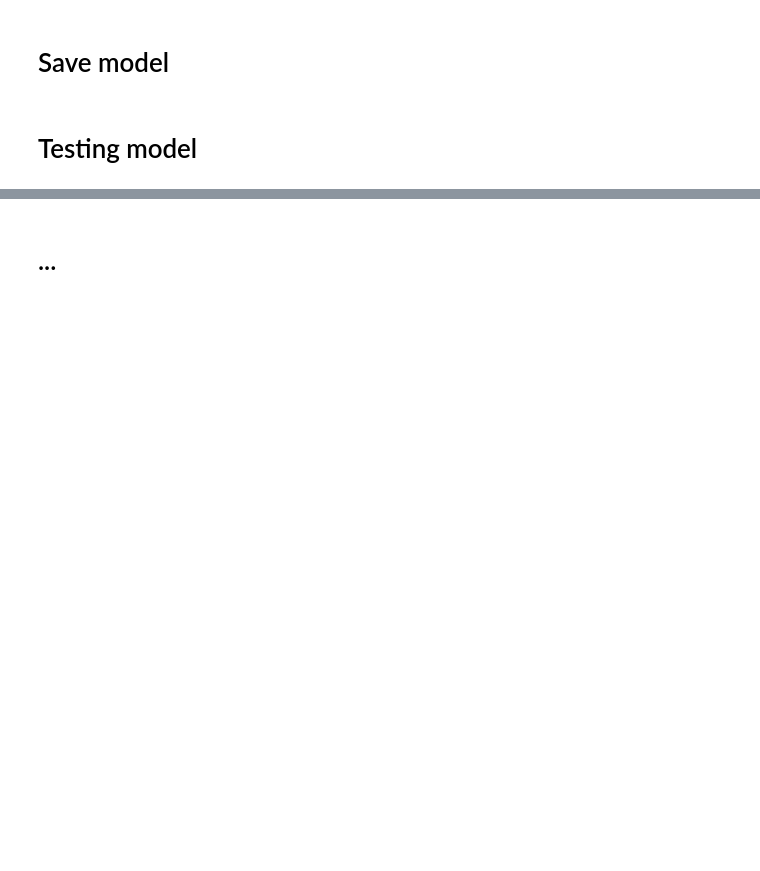
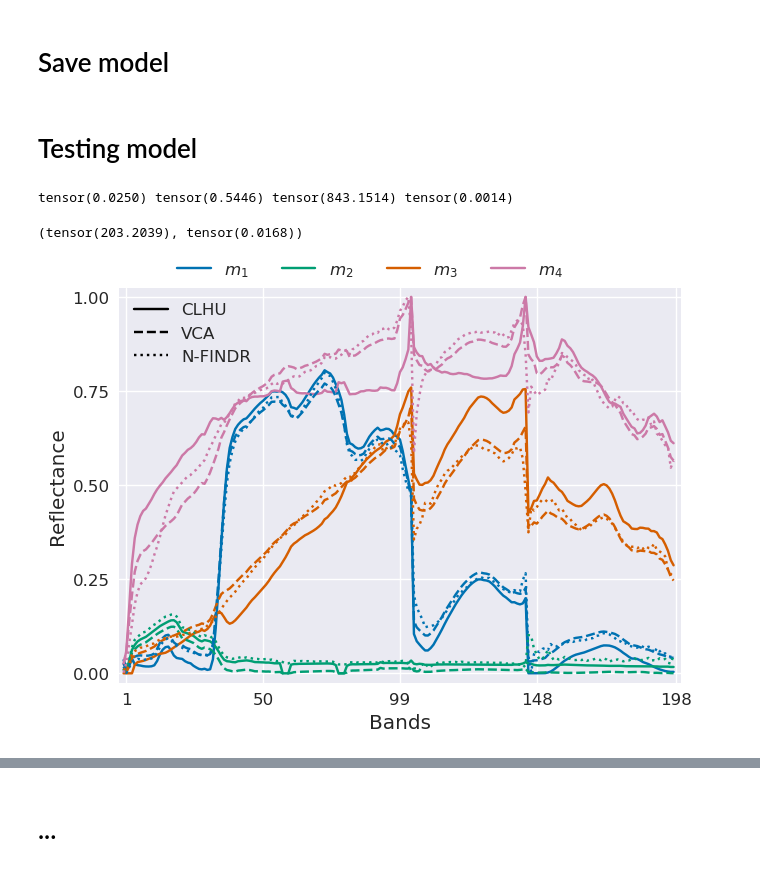
Before and after one commit to SolidusAbi/CLHU, a Jupyter notebook: notebooks/JasperRidge/clhu.ipynb, the cells around one changed output, grey strips where cells are left out. Cells and saved outputs as stored; diff of their text form; code cells hidden in the pictures; blank space fills up the shorter version.

Commit message:
CLHU Paper Review

```diff
--- a/notebooks/JasperRidge/clhu.ipynb
+++ b/notebooks/JasperRidge/clhu.ipynb
@@ -89,10 +98,13 @@ logit_endmember_init = vca_logit_endmember_init
 # %%
 from utils import train
 from HySpecLab.unmixing import ContrastiveUnmixing
-
+import time
 n_bands = dataset.n_bands
-model = ContrastiveUnmixing(n_bands, n_endmembers, endmember_init=logit_endmember_init, sigma_sparsity=.25)
+model = ContrastiveUnmixing(n_bands, n_endmembers, endmember_init=logit_endmember_init, sigma_sparsity=.1)
 _ = model(dataset.X)
 print(model.sparse_gate.regularize())
 # train(model, n_endmembers, dataset, n_batchs=50, n_epochs=50, lr=1e-3, simplex_weight=5e-3)
-train(model, n_endmembers, dataset, n_batchs=100, n_epochs=100, lr=1e-3, similarity_weight=1, sparse_weight=.1)
+init_time = time.time()
+train(model, n_endmembers, dataset, n_batchs=100, n_epochs=100, lr=1e-3, similarity_weight=1, sparse_weight=0)
+elapsed_time = time.time() - init_time
+print(f'Elapsed time: {elapsed_time:.6f} s')
@@ -140,19 +163,25 @@ reconstruc = model(_X)
 with torch.no_grad():
     print(criterion(reconstruc, _X).cpu(), entropy_reg(model.A).cpu(), volume_reg(sigmoid(model.ebk)).cpu(),
          similarity_reg(model.ebk).cpu())
+# %% [output]
+tensor(0.0250) tensor(0.5446) tensor(843.1514) tensor(0.0014)
 # %%
 volume_reg(endmember_init), similarity_reg(logit_endmember_init)
+# %% [output]
+(tensor(203.2039), tensor(0.0168))
 # %%
 ebk = torch.sigmoid(model.ebk).detach().cpu()
 if endmember_init_method == 'vca':
     label = 'VCA'
 else:
     label = 'N-FINDR'
-fig = plot_endmembers(ebk, ticks_range=(0, 1), endmember_estimation=[endmember_init, nfindr_endmember_init], ee_labels=['CLHU',label, 'N-FINDR'])
+fig = plot_endmembers(ebk, np.array(dataset.wv), ticks_range=(0, 1), endmember_estimation=[endmember_init, nfindr_endmember_init], ee_labels=['CLHU',label, 'N-FINDR'])
 plt.show(fig)
 # fig.savefig(os.path.join(result_path, 'clhu/imgs/M_clhu.pdf'), bbox_inches='tight')
 
 # fig = plot_endmembers(ebk, ticks_range=(0, 1))
 # plt.show(fig)
 # fig.savefig(os.path.join(result_path, 'clhu/imgs/M_clhu_2.pdf'), bbox_inches='tight')
+# %% [output]
+[figure, added]
 # %%
```
Also changed, not shown: parts of 20 cells of this notebook, 9 other files.
